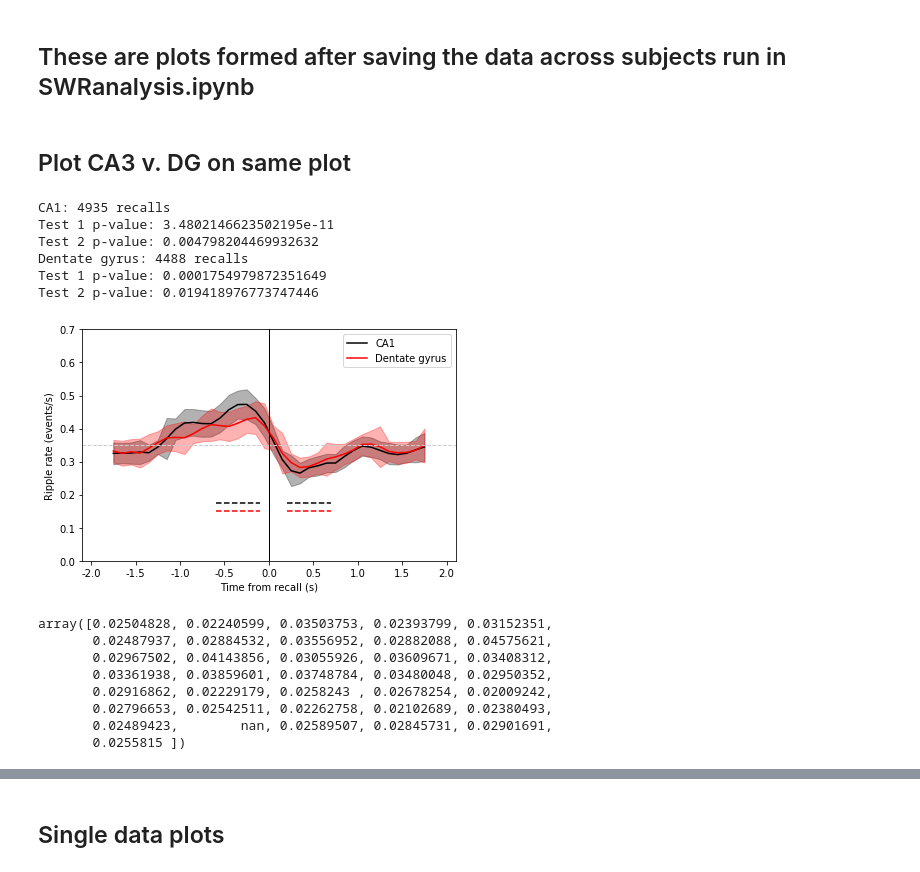
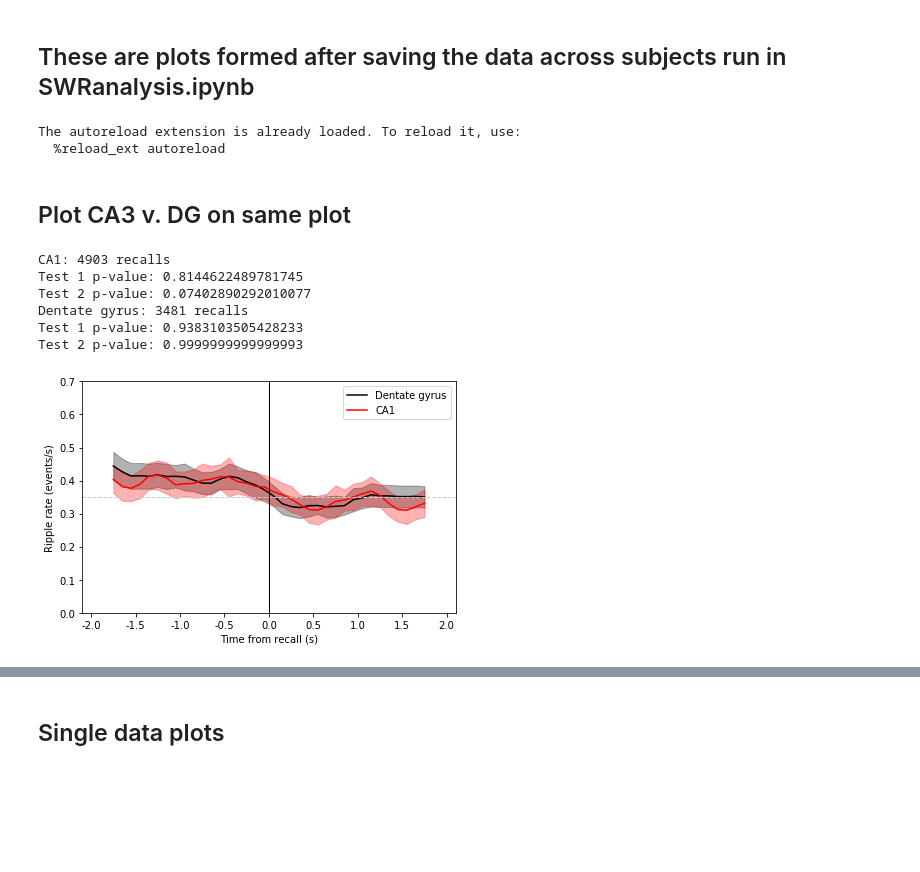
Before and after one commit to jjsakon/SWR, a Jupyter notebook: code/SWRplots.ipynb, the cells around one changed output, grey strips where cells are left out. Saved outputs shown, nothing was run; the diff lists cells and outputs as text; code cells hidden in the pictures; blank space fills up the shorter version.

```diff
--- a/code/SWRplots.ipynb
+++ b/code/SWRplots.ipynb
@@ -24,7 +24,10 @@ from general import *
 from SWRmodule import *
 
 df = get_data_index("r1") # all RAM subjects
-exp = 'catFR1'
+exp = 'FR1'
+# %% [output]
+The autoreload extension is already loaded. To reload it, use:
+  %reload_ext autoreload
 # %% [markdown]
 ## Plot CA3 v. DG on same plot
 # %%
@@ -32,8 +35,9 @@ exp = 'catFR1'
 
 selected_period = 'surrounding_recall'
 remove_soz_ictal = False
-recall_type_switch = 6 # 0 for original, 1 for only those with subsequent, 2 for second recalls only, 3 for isolated recalls
+recall_type_switch = 4 # 0 for original, 1 for only those with subsequent, 2 for second recalls only, 3 for isolated recalls
 region_name = 'HPC'
+filter_type = 'hamming'
 # location_selected = 'ca1' # 'ca3' # 'dg' 'ca1' # sub # left hippocampus # right hippocampus # hippocampus
 # # (leave as '' if not HPC)
 
@@ -66,7 +70,7 @@ for p,location_selected in enumerate(['ca1','dg']):
 
     path_name = '/home1/john/SWR/figures/'+subfolder
     fn = os.path.join(path_name,
-        'SWR_'+exp+'_'+region_name+'_'+location_selected+'_'+str(recall_type_switch)+'_'+soz_label+'.p')
+        'SWR_'+exp+'_'+region_name+'_'+location_selected+'_'+str(recall_type_switch)+'_'+soz_label+'_'+filter_type+'.p')
     with open(fn,'rb') as f:
         dat = pickle.load(f)
         bin_centers = dat['bin_centers']; PSTH = dat['PSTH']; SE_plot = dat['SE_plot']; num_trials = dat['num_trials'];
@@ -87,48 +91,37 @@ for p,location_selected in enumerate(['ca1','dg']):
         fill_between(xr, PSTH-SE_plot[0,:], PSTH+SE_plot[0,:],
                      color=color, alpha = 0.3, label='_nolegend_')
 
     # plot bands of significance
     if bin_model1.pvalues[1] < 0.05:
         plot([first_end-stats_bin,first_end],[line_dist,line_dist],'--',
              color=color,label='_nolegend_')
     if bin_model2.pvalues[1] < 0.05:
         plot([second_start,second_start+stats_bin],[line_dist,line_dist],'--',
              color=color,label='_nolegend_')
     print(label+': '+str(num_trials)+' recalls')
     print('Test 1 p-value: '+str(bin_model1.pvalues[1]))
     print('Test 2 p-value: '+str(bin_model2.pvalues[1]))
 
 xticks(np.arange(psth_start,psth_end+1,500),np.arange(psth_start/1000,psth_end/1000+1,500/1000))
 xlabel('Time from recall (s)')
 ylabel('Ripple rate (events/s)')
 ylim = 0.7 # keep it here since occasionally CIs get kinda high
 ax.set_ylim(0,ylim)
 ax.set_xlim(psth_start-100,psth_end+100)
 plot([ax.get_xlim()[0],ax.get_xlim()[1]],[0.35,0.35],linewidth=1,linestyle='--',color=(0.8,0.8,0.8),label='_nolegend_')
 plot([0,0],[ax.get_ylim()[0],ax.get_ylim()[1]],linewidth=1,linestyle='-',color=(0,0,0),label='_nolegend_')
 ax.legend({'CA1','Dentate gyrus'})
 tight_layout()
 
 if save_plot == 1:
     plt.savefig('../figures/PSTHplots/'+exp+'_'+'PSTH_'+region_name+'-'+str(recall_type_switch)+'.pdf',transparent=True)
 plt.show()
 a=1;
 # %% [output]
-CA1: 4935 recalls
-Test 1 p-value: 3.4802146623502195e-11
-Test 2 p-value: 0.004798204469932632
-Dentate gyrus: 4488 recalls
-Test 1 p-value: 0.0001754979872351649
-Test 2 p-value: 0.019418976773747446
+CA1: 4903 recalls
+Test 1 p-value: 0.8144622489781745
+Test 2 p-value: 0.07402890292010077
+Dentate gyrus: 3481 recalls
+Test 1 p-value: 0.9383103505428233
+Test 2 p-value: 0.9999999999999993
-[figure, old version]
+[figure, new version]
-# %%
-tbin
-# %% [output]
-array([0.02504828, 0.02240599, 0.03503753, 0.02393799, 0.03152351,
-       0.02487937, 0.02884532, 0.03556952, 0.02882088, 0.04575621,
-       0.02967502, 0.04143856, 0.03055926, 0.03609671, 0.03408312,
-       0.03361938, 0.03859601, 0.03748784, 0.03480048, 0.02950352,
-       0.02916862, 0.02229179, 0.0258243 , 0.02678254, 0.02009242,
-       0.02796653, 0.02542511, 0.02262758, 0.02102689, 0.02380493,
-       0.02489423,        nan, 0.02589507, 0.02845731, 0.02901691,
-       0.0255815 ])
```
Also changed, not shown: parts of 2 cells of this notebook, 1 other file.
